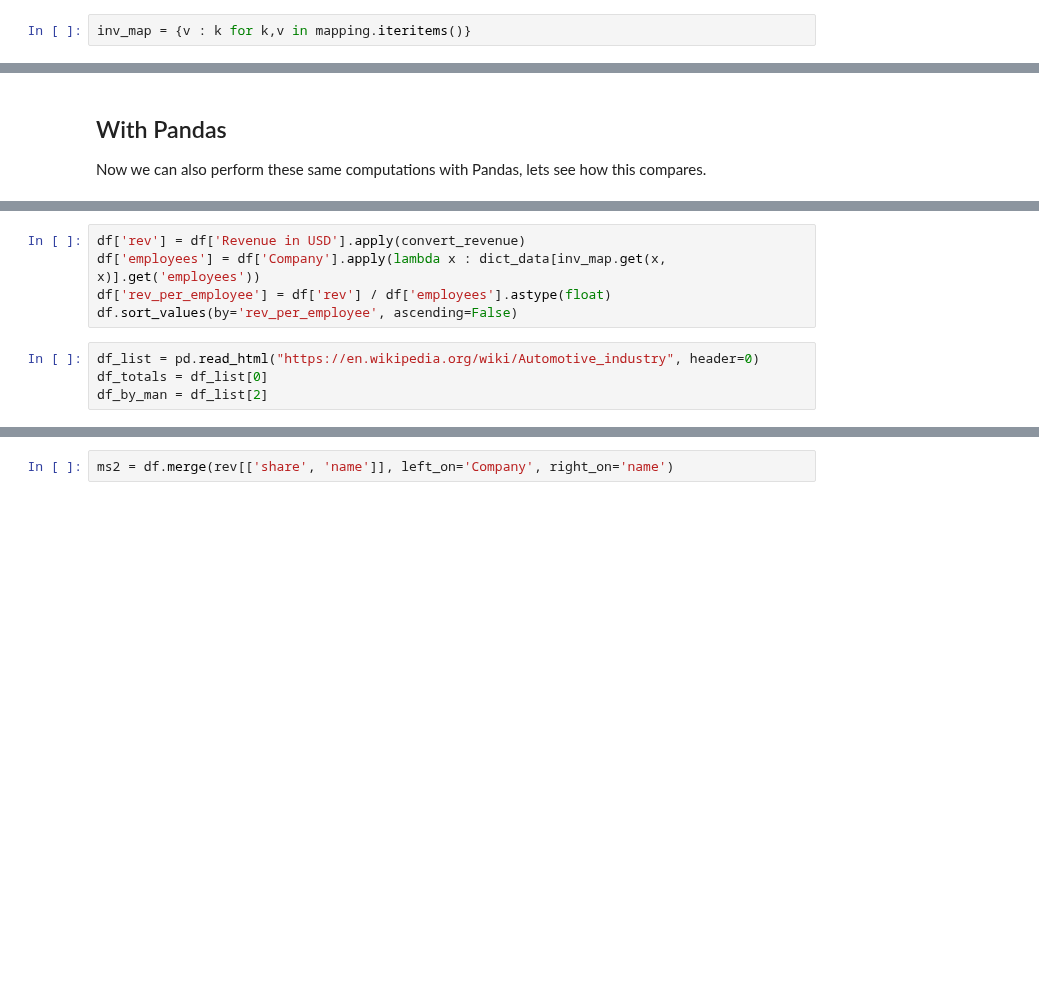
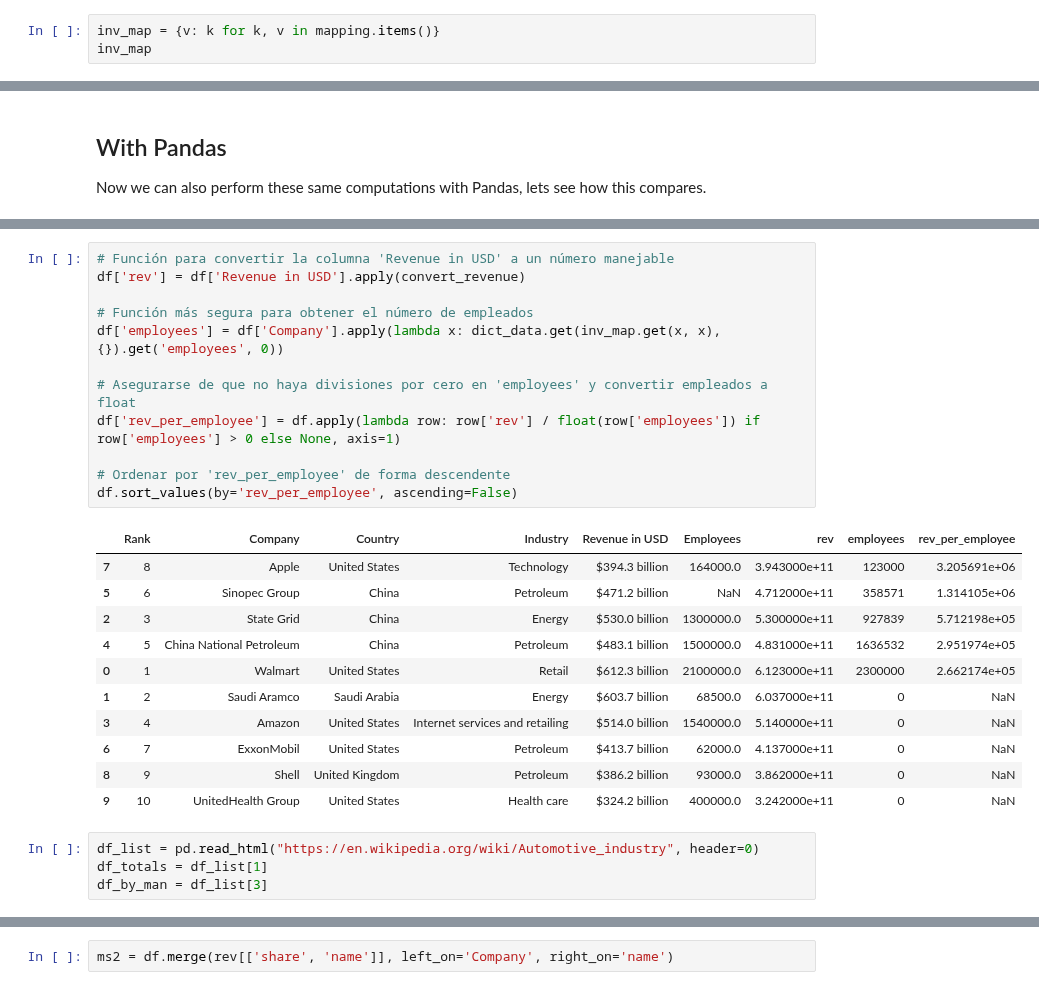
Before and after one commit to rubuntu/uaa-417-sistemas-de-gestion-de-bases-de-datos-avanzados, a Jupyter notebook: 10_Data_Munging.ipynb, the cells around one changed output, grey strips where cells are left out. Drawn from its saved outputs; the diff is of its cells as text; blank space fills up the shorter version.

```diff
--- a/10_Data_Munging.ipynb
+++ b/10_Data_Munging.ipynb
@@ -100,4 +150,5 @@ assert convert_revenue('$500 billion') == 500e9
 # %% [markdown]
 Now we can convert this revenue, but unfortunately the mapping we have written goes the wrong way, lets invert it.
 # %%
-inv_map = {v : k for k,v in mapping.iteritems()}
+inv_map = {v: k for k, v in mapping.items()}
+inv_map
@@ -222,9 +602,28 @@ df
 # %%
+# Función para convertir la columna 'Revenue in USD' a un número manejable
 df['rev'] = df['Revenue in USD'].apply(convert_revenue)
-df['employees'] = df['Company'].apply(lambda x : dict_data[inv_map.get(x, x)].get('employees'))
-df['rev_per_employee'] = df['rev'] / df['employees'].astype(float)
+
+# Función más segura para obtener el número de empleados
+df['employees'] = df['Company'].apply(lambda x: dict_data.get(inv_map.get(x, x), {}).get('employees', 0))
+
+# Asegurarse de que no haya divisiones por cero en 'employees' y convertir empleados a float
+df['rev_per_employee'] = df.apply(lambda row: row['rev'] / float(row['employees']) if row['employees'] > 0 else None, axis=1)
+
+# Ordenar por 'rev_per_employee' de forma descendente
 df.sort_values(by='rev_per_employee', ascending=False)
+# %% [output]
+|  | Rank | Company | Country | Industry | Revenue in USD | Employees | rev | employees | rev_per_employee |
+| 7 | 8 | Apple | United States | Technology | $394.3 billion | 164000.0 | 3.943000e+11 | 123000 | 3.205691e+06 |
+| 5 | 6 | Sinopec Group | China | Petroleum | $471.2 billion | NaN | 4.712000e+11 | 358571 | 1.314105e+06 |
+| 2 | 3 | State Grid | China | Energy | $530.0 billion | 1300000.0 | 5.300000e+11 | 927839 | 5.712198e+05 |
+| 4 | 5 | China National Petroleum | China | Petroleum | $483.1 billion | 1500000.0 | 4.831000e+11 | 1636532 | 2.951974e+05 |
+| 0 | 1 | Walmart | United States | Retail | $612.3 billion | 2100000.0 | 6.123000e+11 | 2300000 | 2.662174e+05 |
+| 1 | 2 | Saudi Aramco | Saudi Arabia | Energy | $603.7 billion | 68500.0 | 6.037000e+11 | 0 | NaN |
+| 3 | 4 | Amazon | United States | Internet services and retailing | $514.0 billion | 1540000.0 | 5.140000e+11 | 0 | NaN |
+| 6 | 7 | ExxonMobil | United States | Petroleum | $413.7 billion | 62000.0 | 4.137000e+11 | 0 | NaN |
+| 8 | 9 | Shell | United Kingdom | Petroleum | $386.2 billion | 93000.0 | 3.862000e+11 | 0 | NaN |
+| 9 | 10 | UnitedHealth Group | United States | Health care | $324.2 billion | 400000.0 | 3.242000e+11 | 0 | NaN |
 # %%
 df_list = pd.read_html("https://en.wikipedia.org/wiki/Automotive_industry", header=0)
-df_totals = df_list[0]
-df_by_man = df_list[2]
+df_totals = df_list[1]
+df_by_man = df_list[3]
```
Also changed, not shown: parts of 45 cells of this notebook.
